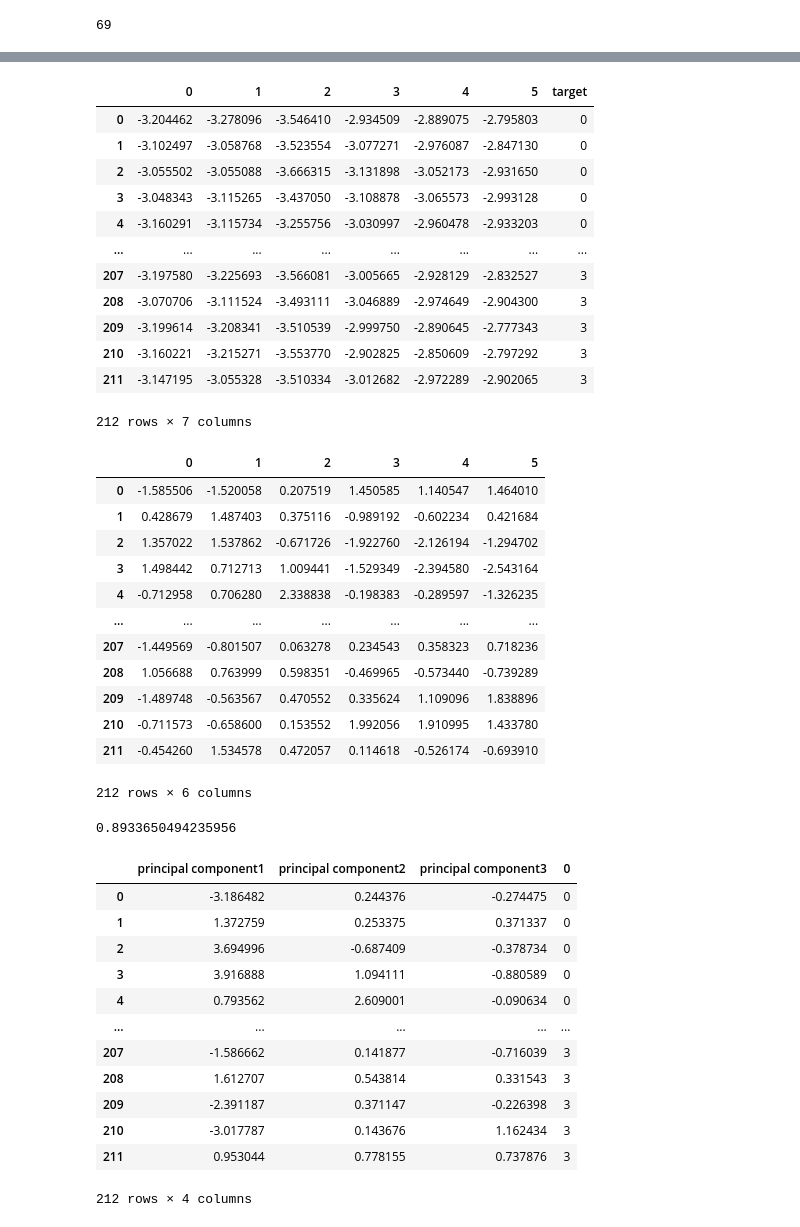
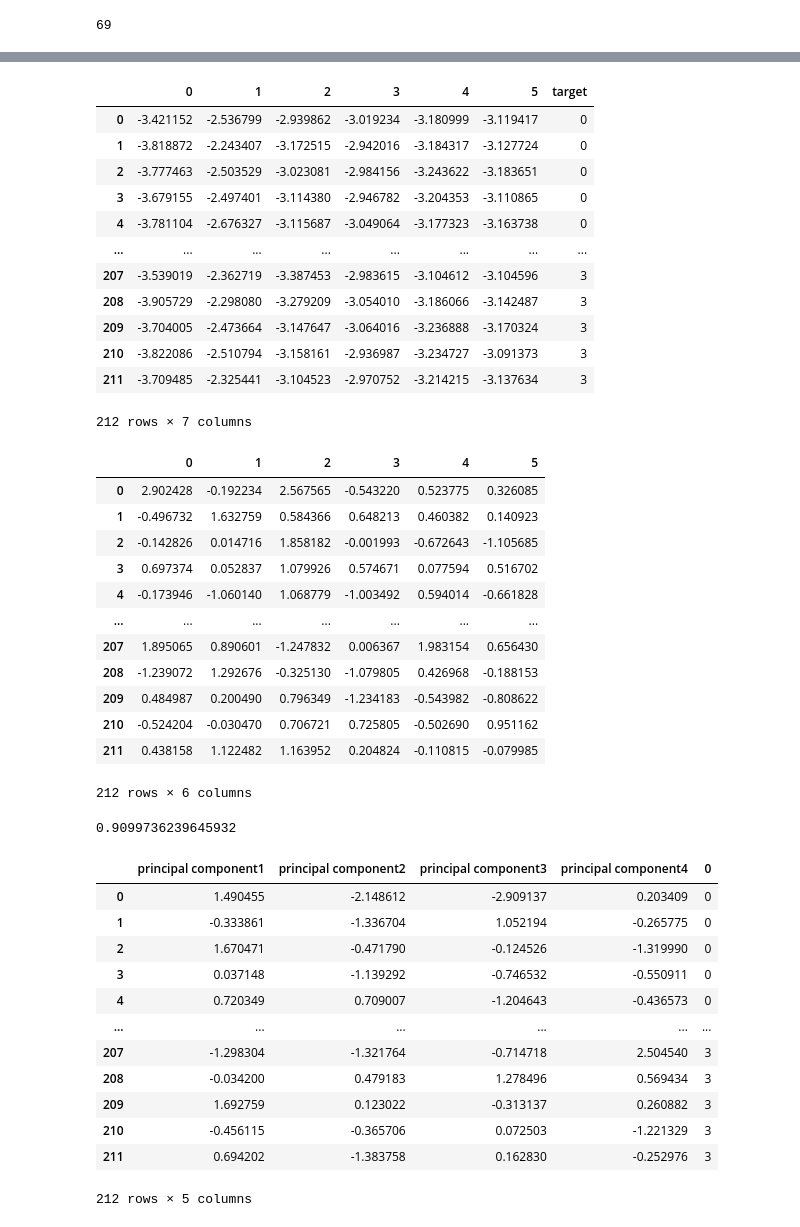
Before and after one commit to Cld338/EEG_analysis, a Jupyter notebook: example/main_single_class.ipynb, the cells around one changed output, grey strips where cells are left out. Drawn from its saved outputs; the diff is of its cells as text; code cells hidden in the pictures.

```diff
--- a/example/main_single_class.ipynb
+++ b/example/main_single_class.ipynb
@@ -12,9 +19,7 @@ experimentNum = 9
 experimentIdx = 4
 Experiments = [MotorImageryDataset(parentDirectory(dir=currDir, separator="\\", n=1)+'/bcicompetitionIV2a/A0'+str(i+1)+'T.npz') for i in range(experimentNum)]
 # %%
-# [7, 9, 10, 11]
-channels = [i for i in range(1, 23)]
-
+channels = [i for i in range(25)]
 samplingRate = 250 #Hz
 trialsByClasses = array([i.get_trials_by_classes(channels=channels) for i in Experiments])
 # %%
@@ -117,17 +125,17 @@ VarRatioDF.columns = [f"{n}" for n in range(m*2)] + ["target"]
 VarRatioDF
 # %% [output]
 |  | 0 | 1 | 2 | 3 | 4 | 5 | target |
-| 0 | -3.204462 | -3.278096 | -3.546410 | -2.934509 | -2.889075 | -2.795803 | 0 |
-| 1 | -3.102497 | -3.058768 | -3.523554 | -3.077271 | -2.976087 | -2.847130 | 0 |
-| 2 | -3.055502 | -3.055088 | -3.666315 | -3.131898 | -3.052173 | -2.931650 | 0 |
-| 3 | -3.048343 | -3.115265 | -3.437050 | -3.108878 | -3.065573 | -2.993128 | 0 |
-| 4 | -3.160291 | -3.115734 | -3.255756 | -3.030997 | -2.960478 | -2.933203 | 0 |
+| 0 | -3.421152 | -2.536799 | -2.939862 | -3.019234 | -3.180999 | -3.119417 | 0 |
+| 1 | -3.818872 | -2.243407 | -3.172515 | -2.942016 | -3.184317 | -3.127724 | 0 |
+| 2 | -3.777463 | -2.503529 | -3.023081 | -2.984156 | -3.243622 | -3.183651 | 0 |
+| 3 | -3.679155 | -2.497401 | -3.114380 | -2.946782 | -3.204353 | -3.110865 | 0 |
+| 4 | -3.781104 | -2.676327 | -3.115687 | -3.049064 | -3.177323 | -3.163738 | 0 |
 | ... | ... | ... | ... | ... | ... | ... | ... |
-| 207 | -3.197580 | -3.225693 | -3.566081 | -3.005665 | -2.928129 | -2.832527 | 3 |
-| 208 | -3.070706 | -3.111524 | -3.493111 | -3.046889 | -2.974649 | -2.904300 | 3 |
-| 209 | -3.199614 | -3.208341 | -3.510539 | -2.999750 | -2.890645 | -2.777343 | 3 |
-| 210 | -3.160221 | -3.215271 | -3.553770 | -2.902825 | -2.850609 | -2.797292 | 3 |
-| 211 | -3.147195 | -3.055328 | -3.510334 | -3.012682 | -2.972289 | -2.902065 | 3 |
+| 207 | -3.539019 | -2.362719 | -3.387453 | -2.983615 | -3.104612 | -3.104596 | 3 |
+| 208 | -3.905729 | -2.298080 | -3.279209 | -3.054010 | -3.186066 | -3.142487 | 3 |
+| 209 | -3.704005 | -2.473664 | -3.147647 | -3.064016 | -3.236888 | -3.170324 | 3 |
+| 210 | -3.822086 | -2.510794 | -3.158161 | -2.936987 | -3.234727 | -3.091373 | 3 |
+| 211 | -3.709485 | -2.325441 | -3.104523 | -2.970752 | -3.214215 | -3.137634 | 3 |
 212 rows × 7 columns
 # %%
 
@@ -137,43 +145,42 @@ x = StandardScaler().fit_transform(x)
 pd.DataFrame(x)
 # %% [output]
 |  | 0 | 1 | 2 | 3 | 4 | 5 |
-| 0 | -1.585506 | -1.520058 | 0.207519 | 1.450585 | 1.140547 | 1.464010 |
-| 1 | 0.428679 | 1.487403 | 0.375116 | -0.989192 | -0.602234 | 0.421684 |
-| 2 | 1.357022 | 1.537862 | -0.671726 | -1.922760 | -2.126194 | -1.294702 |
-| 3 | 1.498442 | 0.712713 | 1.009441 | -1.529349 | -2.394580 | -2.543164 |
-| 4 | -0.712958 | 0.706280 | 2.338838 | -0.198383 | -0.289597 | -1.326235 |
+| 0 | 2.902428 | -0.192234 | 2.567565 | -0.543220 | 0.523775 | 0.326085 |
+| 1 | -0.496732 | 1.632759 | 0.584366 | 0.648213 | 0.460382 | 0.140923 |
+| 2 | -0.142826 | 0.014716 | 1.858182 | -0.001993 | -0.672643 | -1.105685 |
+| 3 | 0.697374 | 0.052837 | 1.079926 | 0.574671 | 0.077594 | 0.516702 |
+| 4 | -0.173946 | -1.060140 | 1.068779 | -1.003492 | 0.594014 | -0.661828 |
 | ... | ... | ... | ... | ... | ... | ... |
-| 207 | -1.449569 | -0.801507 | 0.063278 | 0.234543 | 0.358323 | 0.718236 |
-| 208 | 1.056688 | 0.763999 | 0.598351 | -0.469965 | -0.573440 | -0.739289 |
-| 209 | -1.489748 | -0.563567 | 0.470552 | 0.335624 | 1.109096 | 1.838896 |
-| 210 | -0.711573 | -0.658600 | 0.153552 | 1.992056 | 1.910995 | 1.433780 |
-| 211 | -0.454260 | 1.534578 | 0.472057 | 0.114618 | -0.526174 | -0.693910 |
+| 207 | 1.895065 | 0.890601 | -1.247832 | 0.006367 | 1.983154 | 0.656430 |
+| 208 | -1.239072 | 1.292676 | -0.325130 | -1.079805 | 0.426968 | -0.188153 |
+| 209 | 0.484987 | 0.200490 | 0.796349 | -1.234183 | -0.543982 | -0.808622 |
+| 210 | -0.524204 | -0.030470 | 0.706721 | 0.725805 | -0.502690 | 0.951162 |
+| 211 | 0.438158 | 1.122482 | 1.163952 | 0.204824 | -0.110815 | -0.079985 |
 212 rows × 6 columns
 # %%
-n_componunts = 3
-
+n_componunts = 4
 PCA = PrincipalComponuntAnalysis(n_componunts=n_componunts, data=x)
-principalDf = PCA.principalDf
+principalDF = PCA.principalDf
 # %%
 sum(PCA.explained_variance_ratio_())
 # %% [output]
-0.8933650494235956
+0.9099736239645932
 # %%
-pd.concat([principalDf, labelDF], axis=1)
+pd.concat([principalDF, labelDF], axis=1)
 # %% [output]
-|  | principal component1 | principal component2 | principal component3 | 0 |
-| 0 | -3.186482 | 0.244376 | -0.274475 | 0 |
-| 1 | 1.372759 | 0.253375 | 0.371337 | 0 |
-| 2 | 3.694996 | -0.687409 | -0.378734 | 0 |
-| 3 | 3.916888 | 1.094111 | -0.880589 | 0 |
-| 4 | 0.793562 | 2.609001 | -0.090634 | 0 |
-| ... | ... | ... | ... | ... |
-| 207 | -1.586662 | 0.141877 | -0.716039 | 3 |
-| 208 | 1.612707 | 0.543814 | 0.331543 | 3 |
-| 209 | -2.391187 | 0.371147 | -0.226398 | 3 |
-| 210 | -3.017787 | 0.143676 | 1.162434 | 3 |
-| 211 | 0.953044 | 0.778155 | 0.737876 | 3 |
+|  | principal component1 | principal component2 | principal component3 | principal component4 | 0 |
+| 0 | 1.490455 | -2.148612 | -2.909137 | 0.203409 | 0 |
+| 1 | -0.333861 | -1.336704 | 1.052194 | -0.265775 | 0 |
+| 2 | 1.670471 | -0.471790 | -0.124526 | -1.319990 | 0 |
+| 3 | 0.037148 | -1.139292 | -0.746532 | -0.550911 | 0 |
+| 4 | 0.720349 | 0.709007 | -1.204643 | -0.436573 | 0 |
+| ... | ... | ... | ... | ... | ... |
+| 207 | -1.298304 | -1.321764 | -0.714718 | 2.504540 | 3 |
+| 208 | -0.034200 | 0.479183 | 1.278496 | 0.569434 | 3 |
+| 209 | 1.692759 | 0.123022 | -0.313137 | 0.260882 | 3 |
+| 210 | -0.456115 | -0.365706 | 0.072503 | -1.221329 | 3 |
+| 211 | 0.694202 | -1.383758 | 0.162830 | -0.252976 | 3 |
-212 rows × 4 columns
+212 rows × 5 columns
 # %%
 # import matplotlib.pyplot as plt
 
```
Also changed, not shown: parts of 19 cells of this notebook, 4 other files.
